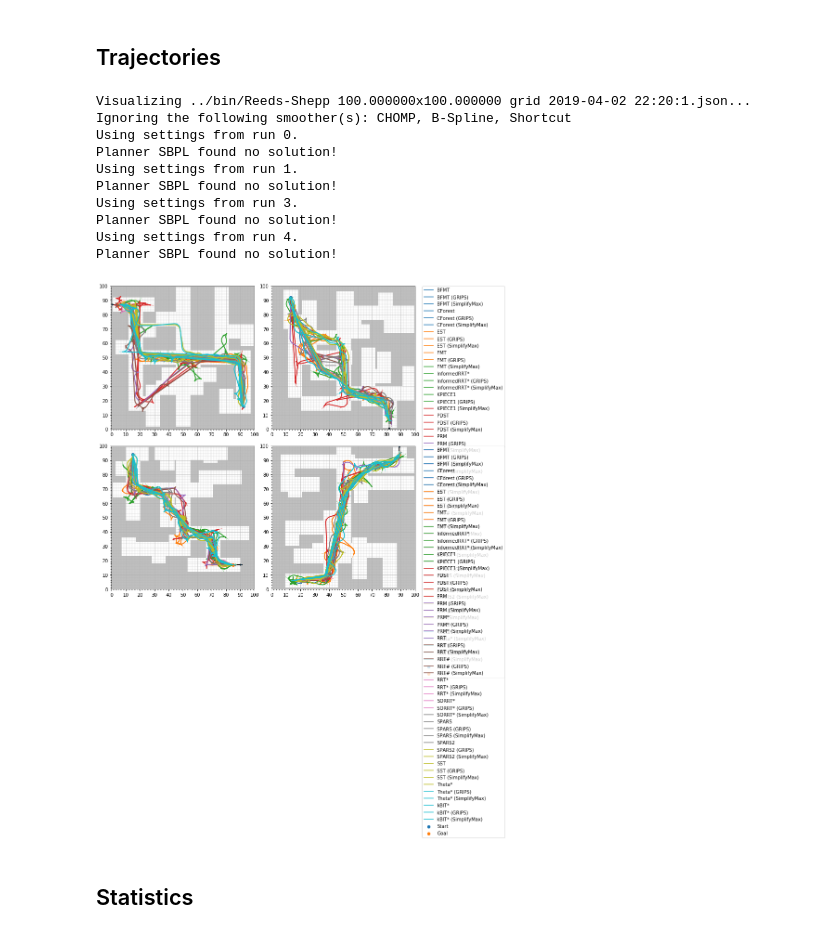
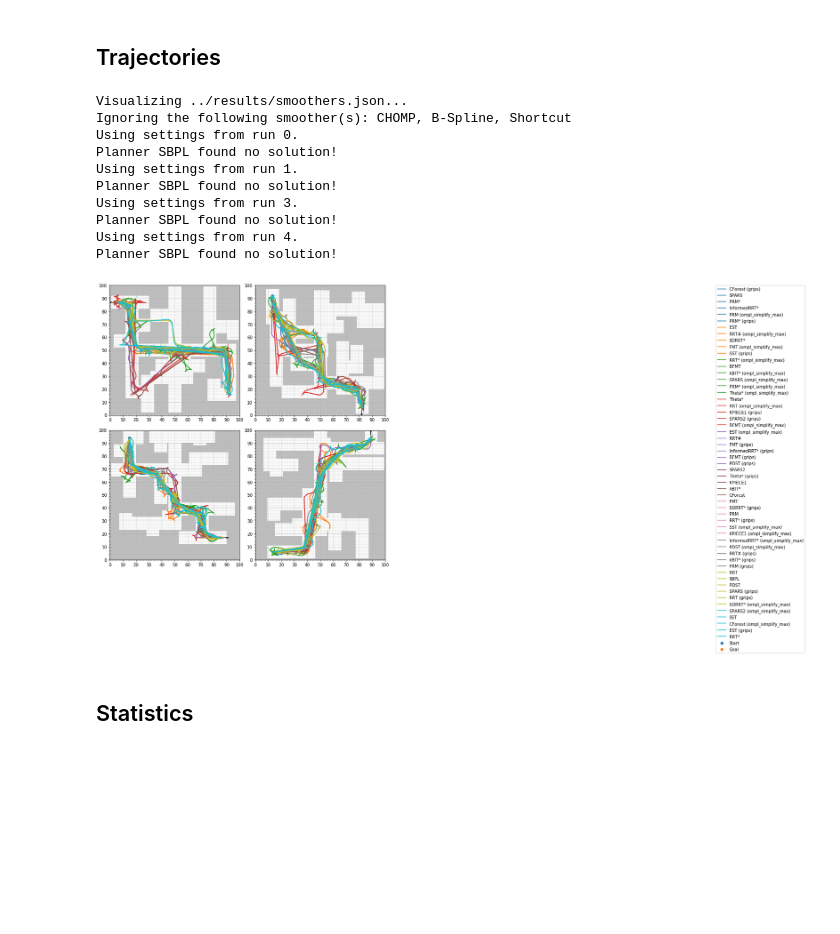
Before and after one commit to robot-motion/bench-mr, a Jupyter notebook: plotting/Smoothing.ipynb, the cells around one changed output. Cells and saved outputs as stored; diff of their text form; code cells hidden in the pictures; blank space fills up the shorter version.

Commit message:
Update smoothing notebook

```diff
--- a/plotting/Smoothing.ipynb
+++ b/plotting/Smoothing.ipynb
@@ -8,40 +11,40 @@ from plot_stats import plot_smoother_stats
 # %%
 %reload_ext autoreload
 
-visualize('../bin/Reeds-Shepp 100.000000x100.000000 grid 2019-04-02 22:20:1.json', #'../bin/log/smoothing.json',
+visualize('../results/smoothers.json',
           plot_every_nth_polygon=0,
           set_title=False,
           max_plots_per_line=2,
           combine_views=True,
           draw_nodes=True,
           draw_arrows=True,
           fig_width=6, fig_height=6,
           run_id='0,1,3,4',
           line_width=2,
           line_alpha=1,
           node_alpha=0.3,
 #           draw_cusps=True,
           show_smoother=True,
           color_map_name='tab10',
           max_colors=10,
           draw_start_goal_thetas=True,
 #           show_only_smoother=True,
           # ignore_smoothers="GRIPS, bspline, simplifymax, shortcut",
           ignore_smoothers="CHOMP, bspline, shortcut",
 #           save_file="smoothing_traj.png"
 )
 # %% [output]
-Visualizing ../bin/Reeds-Shepp 100.000000x100.000000 grid 2019-04-02 22:20:1.json...
+Visualizing ../results/smoothers.json...
 Ignoring the following smoother(s): CHOMP, B-Spline, Shortcut
 Using settings from run 0.
 Planner SBPL found no solution!
 Using settings from run 1.
 Planner SBPL found no solution!
 Using settings from run 3.
 Planner SBPL found no solution!
 Using settings from run 4.
 Planner SBPL found no solution!
-[figure, old version]
+[figure, new version]
 # %% [markdown]
 ## Statistics
 # %% [markdown]
```
Also changed, not shown: parts of 3 cells of this notebook.
